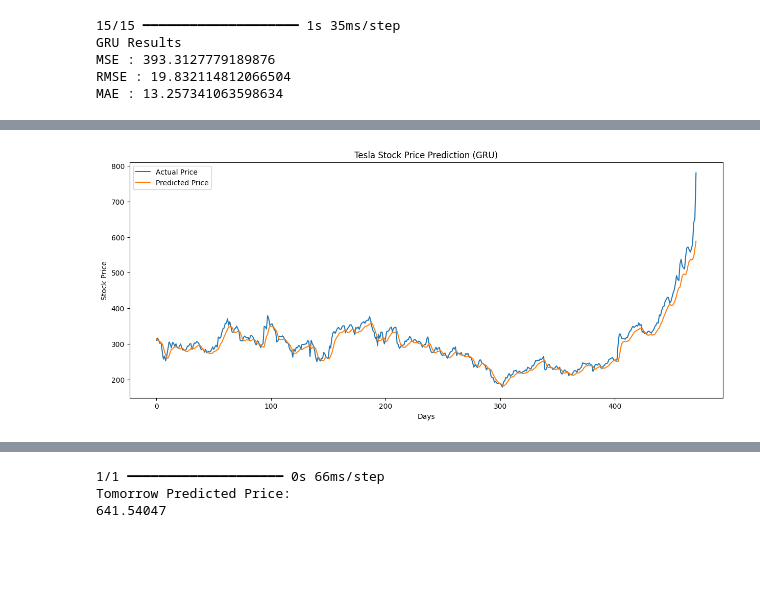
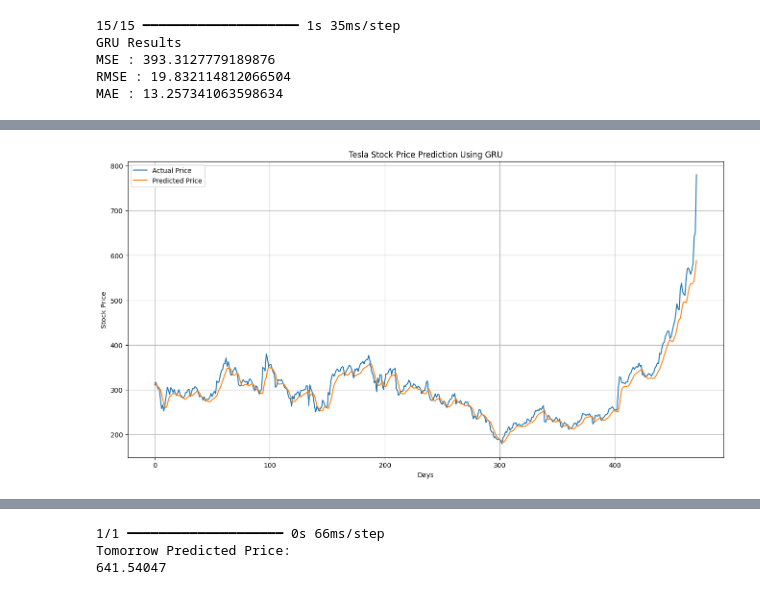
Before and after one commit to ABiswal248/Tesla-Stock-Price-Prediction-Using-Deep-Learning, a Jupyter notebook: notebook/Tesla_Stock_Prediction.ipynb, the cells around one changed output, grey strips where cells are left out. Saved outputs shown, nothing was run; the diff lists cells and outputs as text; code cells hidden in the pictures; blank space fills up the shorter version.

Commit message:
Added actual vs predicted graph and project improvements

```diff
--- a/notebook/Tesla_Stock_Prediction.ipynb
+++ b/notebook/Tesla_Stock_Prediction.ipynb
@@ -432,0 +441,6 @@ comparison
+# %%
+from tensorflow.keras.models import load_model
+
+gru_model = load_model(
+"../models/final_gru_model.keras"
+)
@@ -432,0 +457,10 @@ comparison
+# %%
+gru_pred = gru_model.predict(X_test)
+
+gru_pred = scaler.inverse_transform(
+gru_pred
+)
+
+y_actual = scaler.inverse_transform(
+y_test
+)
@@ -433,21 +469,30 @@ comparison
 # %%
-### Actual vs Predicted Graph (GRU)
+### Actual vs Predicted Graph
 
 import matplotlib.pyplot as plt
 
-plt.figure(figsize=(15,6))
+plt.figure(figsize=(16,8))
 
-plt.plot(y_actual,
-label='Actual Price')
+plt.plot(
+y_actual,
+label="Actual Price"
+)
 
-plt.plot(gru_pred,
-label='Predicted Price')
+plt.plot(
+gru_pred,
+label="Predicted Price"
+)
 
-plt.title("Tesla Stock Price Prediction (GRU)")
+plt.title(
+"Tesla Stock Price Prediction Using GRU"
+)
+
 plt.xlabel("Days")
 plt.ylabel("Stock Price")
+
 plt.legend()
+plt.grid(True)
 
 plt.show()
 # %% [output]
-[figure, old version]
+[figure, new version]
```
Also changed, not shown: parts of 7 cells of this notebook, 2 other files.
